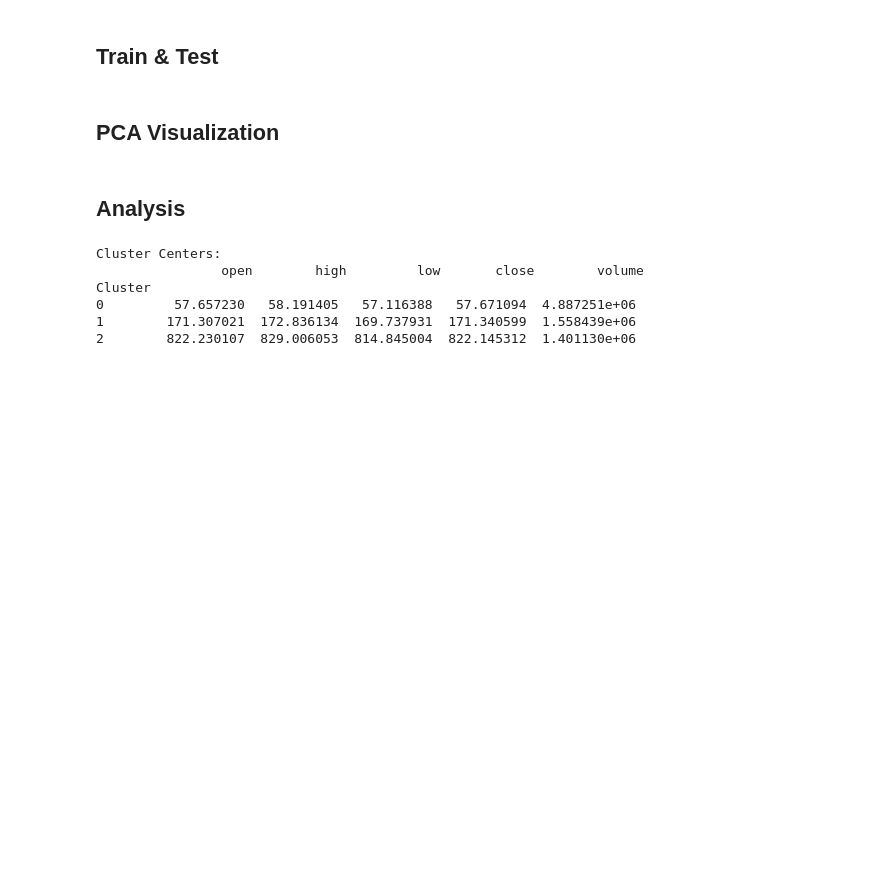
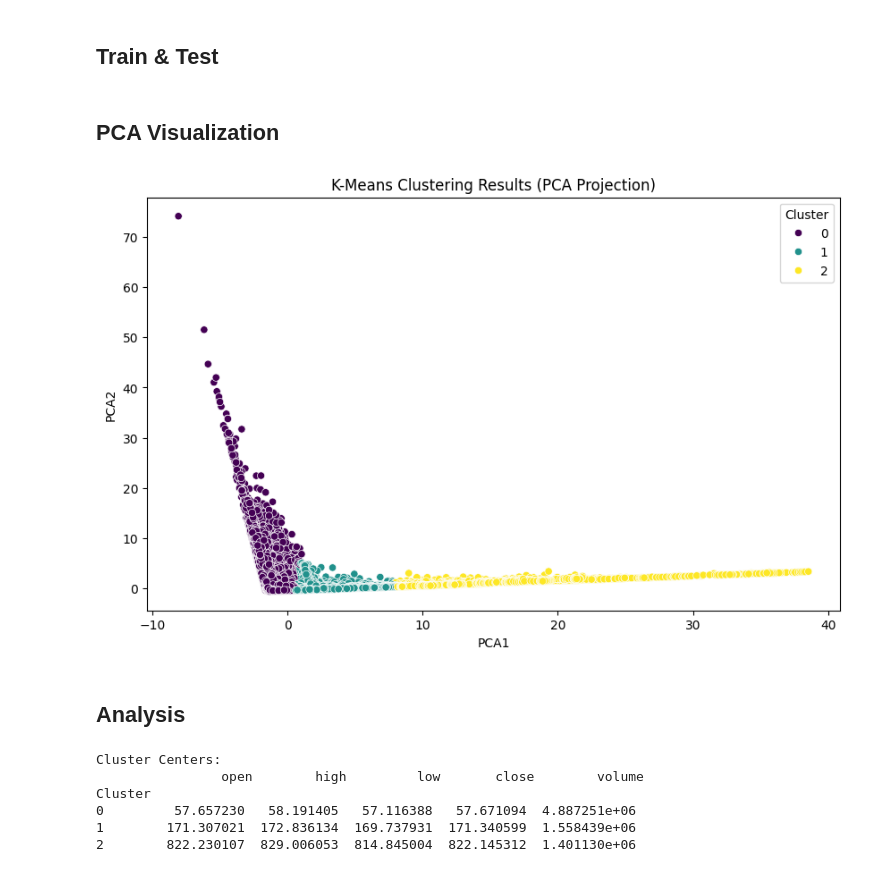
Before and after one commit to RyanGA09/codveda-ml-submission, a Jupyter notebook: Level 2 Intermediate/Task_3_KMeans_Clustering/kmeans_clustering.ipynb, the cells around one changed output. Drawn from its saved outputs; the diff is of its cells as text; code cells hidden in the pictures; blank space fills up the shorter version.

```diff
--- a/Level 2 Intermediate/Task_3_KMeans_Clustering/kmeans_clustering.ipynb
+++ b/Level 2 Intermediate/Task_3_KMeans_Clustering/kmeans_clustering.ipynb
@@ -138,22 +140,12 @@ pca_result = pca.fit_transform(data_scaled)
 data_cleaned['PCA1'] = pca_result[:, 0]
 data_cleaned['PCA2'] = pca_result[:, 1]
 # %%
-# # Scatter plot of clusters
-# plt.figure(figsize=(10, 6))
-# sns.scatterplot(x='PCA1', y='PCA2', hue='Cluster', palette='viridis', data=data_cleaned)
-# plt.title('K-Means Clustering Results (PCA Projection)')
-# plt.show()
-
-# Scatter plot of clusters (PCA Projection - Interactive)
-fig_clusters = px.scatter(
-    data_cleaned,
-    x="PCA1",
-    y="PCA2",
-    color="Cluster",
-    title="K-Means Clustering Results (PCA Projection)",
-    labels={"PCA1": "Principal Component 1", "PCA2": "Principal Component 2", "Cluster": "Cluster"},
-    hover_data=["PCA1", "PCA2", "Cluster"]
-)
-fig_clusters.show()
+# Scatter plot of clusters
+plt.figure(figsize=(10, 6))
+sns.scatterplot(x='PCA1', y='PCA2', hue='Cluster', palette='viridis', data=data_cleaned)
+plt.title('K-Means Clustering Results (PCA Projection)')
+plt.show()
+# %% [output]
+[figure, added]
 # %% [markdown]
 ## Analysis
```
Also changed, not shown: parts of 10 cells of this notebook.
